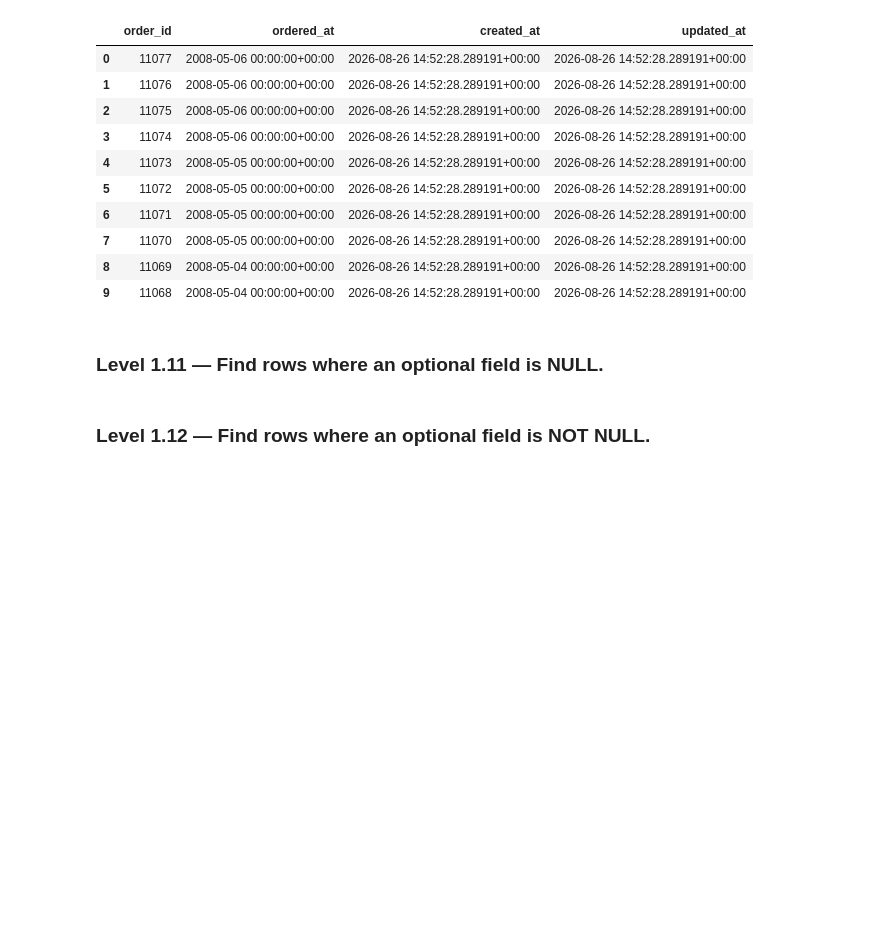
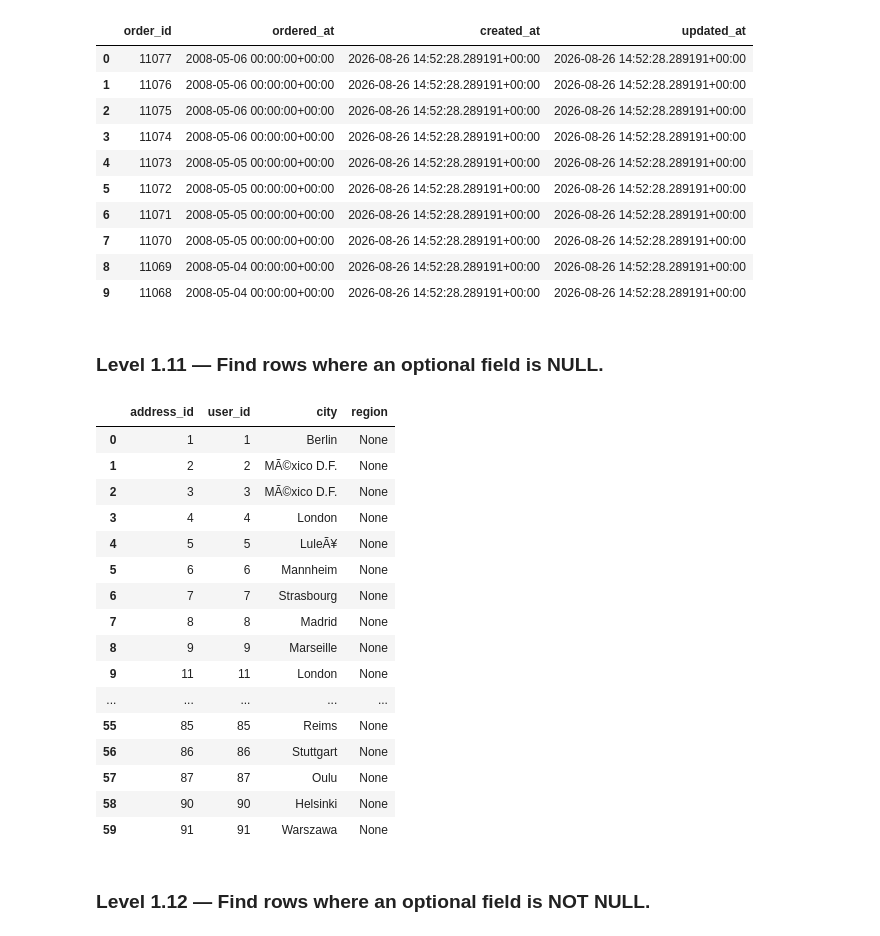
Before and after one commit to Thomasayanfeoluwa/E-Commerce-Analytics-Engineering-System, a Jupyter notebook: notebooks/01_sql_practice.ipynb, the cells around one changed output. Drawn from its saved outputs; the diff is of its cells as text; code cells hidden in the pictures; blank space fills up the shorter version.

```diff
--- a/notebooks/01_sql_practice.ipynb
+++ b/notebooks/01_sql_practice.ipynb
@@ -328,6 +328,29 @@ run_sql("""
 ### Level 1.11 — Find rows where an optional field is NULL.
 # %%
 # Write your SQL here
+run_sql("""
+    SELECT address_id, user_id, city, region
+    FROM addresses
+    WHERE region IS NULL
+""")
+# %% [output]
+|  | address_id | user_id | city | region |
+| 0 | 1 | 1 | Berlin | None |
+| 1 | 2 | 2 | MÃ©xico D.F. | None |
+| 2 | 3 | 3 | MÃ©xico D.F. | None |
+| 3 | 4 | 4 | London | None |
+| 4 | 5 | 5 | LuleÃ¥ | None |
+| 5 | 6 | 6 | Mannheim | None |
+| 6 | 7 | 7 | Strasbourg | None |
+| 7 | 8 | 8 | Madrid | None |
+| 8 | 9 | 9 | Marseille | None |
+| 9 | 11 | 11 | London | None |
+| ... | ... | ... | ... | ... |
+| 55 | 85 | 85 | Reims | None |
+| 56 | 86 | 86 | Stuttgart | None |
+| 57 | 87 | 87 | Oulu | None |
+| 58 | 90 | 90 | Helsinki | None |
+| 59 | 91 | 91 | Warszawa | None |
 # %% [markdown]
 ### Level 1.12 — Find rows where an optional field is NOT NULL.
 # %%
```
